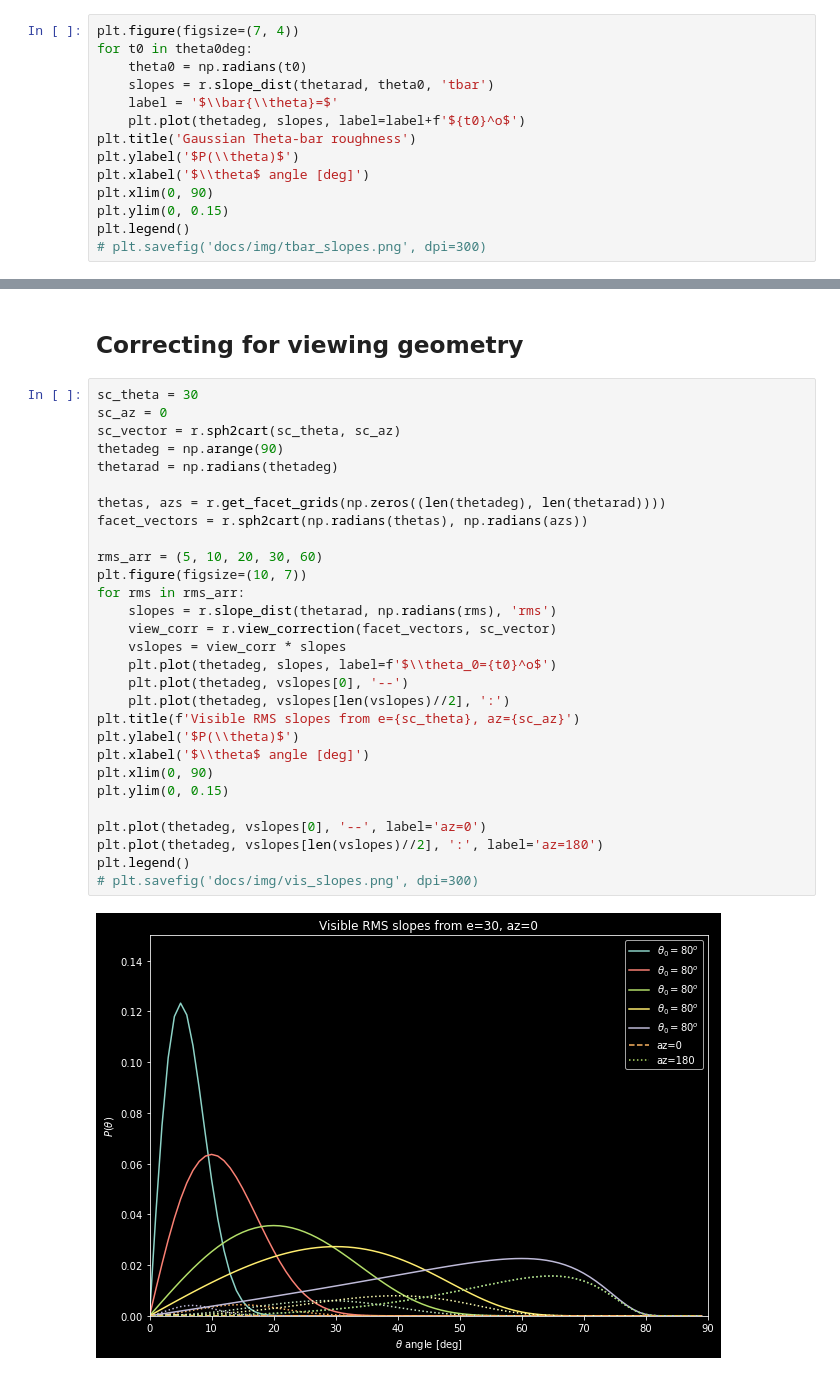
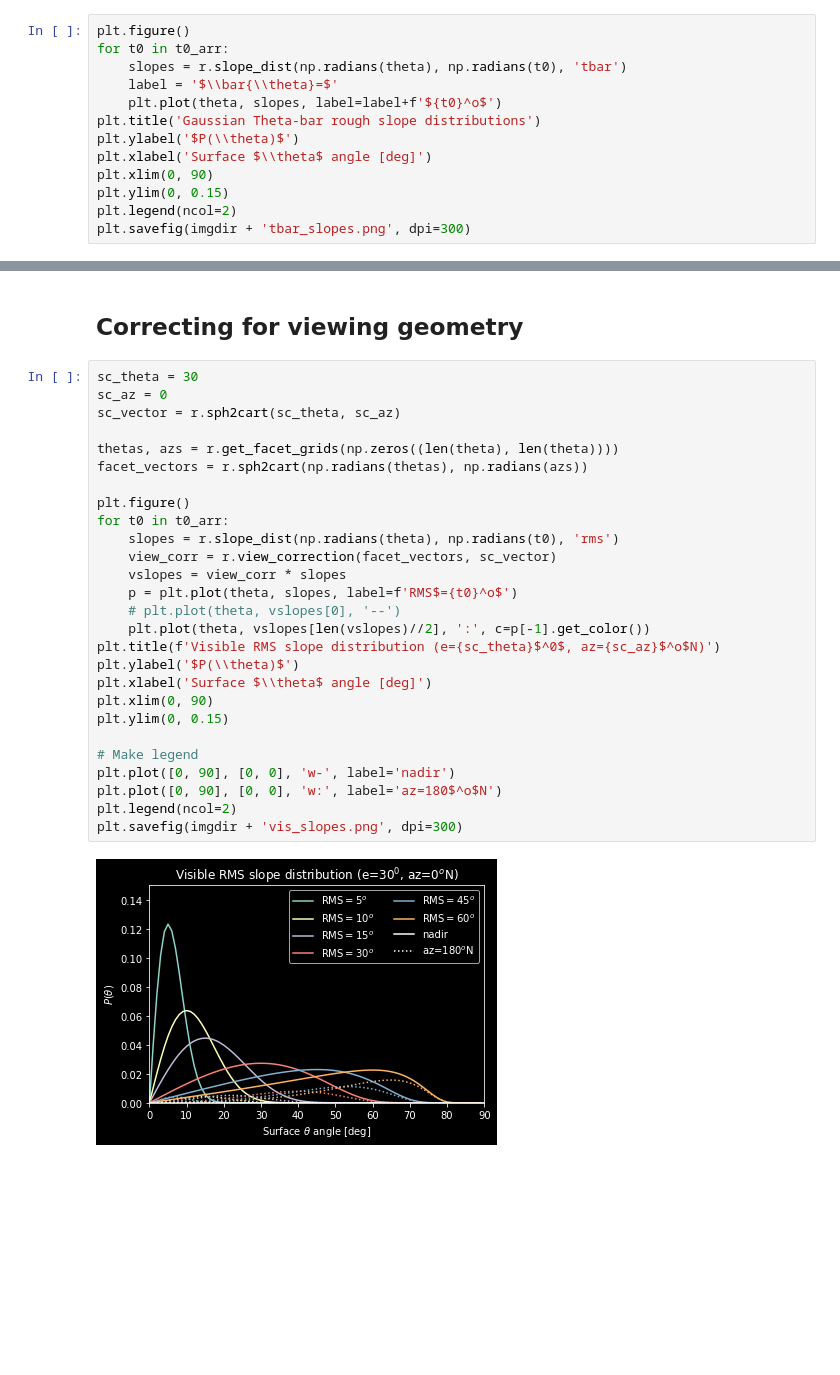
Before and after one commit to NAU-PIXEL/roughness, a Jupyter notebook: examples/slope_dist.ipynb, the cells around one changed output, grey strips where cells are left out. Drawn from its saved outputs; the diff is of its cells as text; blank space fills up the shorter version.

```diff
--- a/examples/slope_dist.ipynb
+++ b/examples/slope_dist.ipynb
@@ -31,17 +29,16 @@ plt.legend()
 # %% [markdown]
 ## Theta-bar (Hapke 1984)
 # %%
-plt.figure(figsize=(7, 4))
-for t0 in theta0deg:
-    theta0 = np.radians(t0)
-    slopes = r.slope_dist(thetarad, theta0, 'tbar')
+plt.figure()
+for t0 in t0_arr:
+    slopes = r.slope_dist(np.radians(theta), np.radians(t0), 'tbar')
     label = '$\\bar{\\theta}=$'
-    plt.plot(thetadeg, slopes, label=label+f'${t0}^o$')
-plt.title('Gaussian Theta-bar roughness')
+    plt.plot(theta, slopes, label=label+f'${t0}^o$')
+plt.title('Gaussian Theta-bar rough slope distributions')
 plt.ylabel('$P(\\theta)$')
-plt.xlabel('$\\theta$ angle [deg]')
+plt.xlabel('Surface $\\theta$ angle [deg]')
 plt.xlim(0, 90)
 plt.ylim(0, 0.15)
-plt.legend()
-# plt.savefig('docs/img/tbar_slopes.png', dpi=300)
+plt.legend(ncol=2)
+plt.savefig(imgdir + 'tbar_slopes.png', dpi=300)
 # %% [output]
@@ -51,31 +48,29 @@ plt.legend()
 # %%
 sc_theta = 30
 sc_az = 0
 sc_vector = r.sph2cart(sc_theta, sc_az)
-thetadeg = np.arange(90)
-thetarad = np.radians(thetadeg)
 
-thetas, azs = r.get_facet_grids(np.zeros((len(thetadeg), len(thetarad))))
+thetas, azs = r.get_facet_grids(np.zeros((len(theta), len(theta))))
 facet_vectors = r.sph2cart(np.radians(thetas), np.radians(azs))
 
-rms_arr = (5, 10, 20, 30, 60)
-plt.figure(figsize=(10, 7))
-for rms in rms_arr:
-    slopes = r.slope_dist(thetarad, np.radians(rms), 'rms')
+plt.figure()
+for t0 in t0_arr:
+    slopes = r.slope_dist(np.radians(theta), np.radians(t0), 'rms')
     view_corr = r.view_correction(facet_vectors, sc_vector)
     vslopes = view_corr * slopes
-    plt.plot(thetadeg, slopes, label=f'$\\theta_0={t0}^o$')
-    plt.plot(thetadeg, vslopes[0], '--')
-    plt.plot(thetadeg, vslopes[len(vslopes)//2], ':')
-plt.title(f'Visible RMS slopes from e={sc_theta}, az={sc_az}')
+    p = plt.plot(theta, slopes, label=f'RMS$={t0}^o$')
+    # plt.plot(theta, vslopes[0], '--')
+    plt.plot(theta, vslopes[len(vslopes)//2], ':', c=p[-1].get_color())
+plt.title(f'Visible RMS slope distribution (e={sc_theta}$^0$, az={sc_az}$^o$N)')
 plt.ylabel('$P(\\theta)$')
-plt.xlabel('$\\theta$ angle [deg]')
+plt.xlabel('Surface $\\theta$ angle [deg]')
 plt.xlim(0, 90)
 plt.ylim(0, 0.15)
 
-plt.plot(thetadeg, vslopes[0], '--', label='az=0')
-plt.plot(thetadeg, vslopes[len(vslopes)//2], ':', label='az=180')
-plt.legend()
-# plt.savefig('docs/img/vis_slopes.png', dpi=300)
+# Make legend
+plt.plot([0, 90], [0, 0], 'w-', label='nadir')
+plt.plot([0, 90], [0, 0], 'w:', label='az=180$^o$N')
+plt.legend(ncol=2)
+plt.savefig(imgdir + 'vis_slopes.png', dpi=300)
 # %% [output]
-[figure, old version]
+[figure, new version]
```
Also changed, not shown: parts of 3 cells of this notebook, 6 other files.
